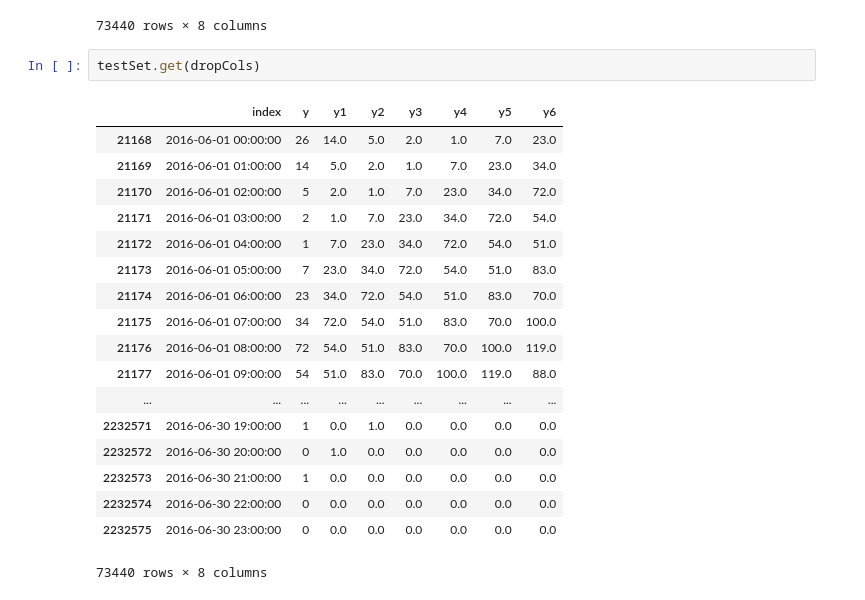
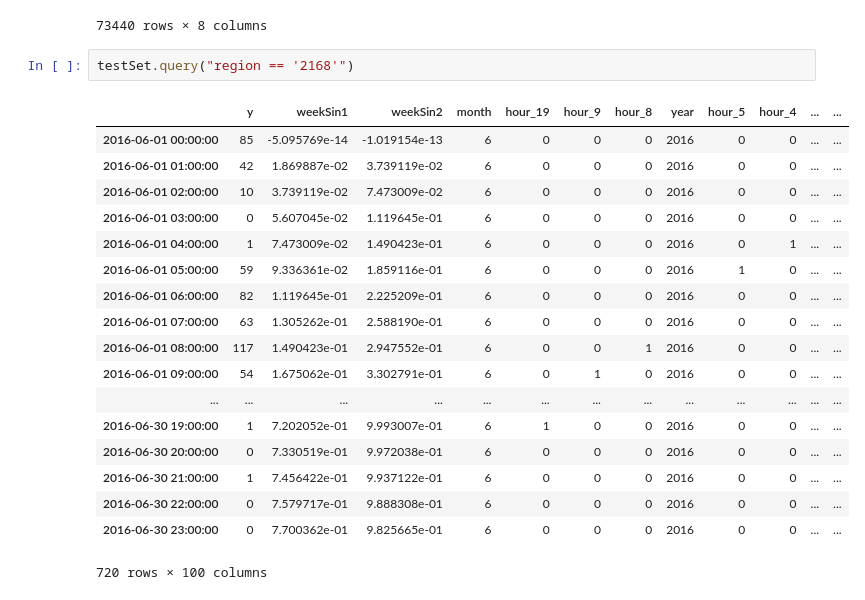
Before and after one commit to PhySci/projectNYtaxi, a Jupyter notebook: week5/week 5-2.ipynb, the cells around one changed output. Saved outputs shown, nothing was run; the diff lists cells and outputs as text.

```diff
--- a/week5/week 5-2.ipynb
+++ b/week5/week 5-2.ipynb
@@ -420,24 +420,24 @@ predictionDf
 | 2232574 | 75.0 | 13.0 | 0.0 | 19.0 | 41.0 | 5.0 | 2016-06-30 22:00:00 | 2168 |
 | 2232575 | 75.0 | 11.0 | 0.0 | 19.0 | 41.0 | 5.0 | 2016-06-30 23:00:00 | 2168 |
 73440 rows × 8 columns
-# %%
-testSet.get(dropCols)
-# %% [output]
-|  | index | y | y1 | y2 | y3 | y4 | y5 | y6 |
-| 21168 | 2016-06-01 00:00:00 | 26 | 14.0 | 5.0 | 2.0 | 1.0 | 7.0 | 23.0 |
-| 21169 | 2016-06-01 01:00:00 | 14 | 5.0 | 2.0 | 1.0 | 7.0 | 23.0 | 34.0 |
-| 21170 | 2016-06-01 02:00:00 | 5 | 2.0 | 1.0 | 7.0 | 23.0 | 34.0 | 72.0 |
-| 21171 | 2016-06-01 03:00:00 | 2 | 1.0 | 7.0 | 23.0 | 34.0 | 72.0 | 54.0 |
-| 21172 | 2016-06-01 04:00:00 | 1 | 7.0 | 23.0 | 34.0 | 72.0 | 54.0 | 51.0 |
-| 21173 | 2016-06-01 05:00:00 | 7 | 23.0 | 34.0 | 72.0 | 54.0 | 51.0 | 83.0 |
-| 21174 | 2016-06-01 06:00:00 | 23 | 34.0 | 72.0 | 54.0 | 51.0 | 83.0 | 70.0 |
-| 21175 | 2016-06-01 07:00:00 | 34 | 72.0 | 54.0 | 51.0 | 83.0 | 70.0 | 100.0 |
-| 21176 | 2016-06-01 08:00:00 | 72 | 54.0 | 51.0 | 83.0 | 70.0 | 100.0 | 119.0 |
-| 21177 | 2016-06-01 09:00:00 | 54 | 51.0 | 83.0 | 70.0 | 100.0 | 119.0 | 88.0 |
-| ... | ... | ... | ... | ... | ... | ... | ... | ... |
-| 2232571 | 2016-06-30 19:00:00 | 1 | 0.0 | 1.0 | 0.0 | 0.0 | 0.0 | 0.0 |
-| 2232572 | 2016-06-30 20:00:00 | 0 | 1.0 | 0.0 | 0.0 | 0.0 | 0.0 | 0.0 |
-| 2232573 | 2016-06-30 21:00:00 | 1 | 0.0 | 0.0 | 0.0 | 0.0 | 0.0 | 0.0 |
-| 2232574 | 2016-06-30 22:00:00 | 0 | 0.0 | 0.0 | 0.0 | 0.0 | 0.0 | 0.0 |
-| 2232575 | 2016-06-30 23:00:00 | 0 | 0.0 | 0.0 | 0.0 | 0.0 | 0.0 | 0.0 |
-73440 rows × 8 columns
+# %%
+testSet.query("region == '2168'")
+# %% [output]
+|  | y | weekSin1 | weekSin2 | month | hour_19 | hour_9 | hour_8 | year | hour_5 | hour_4 | ... | ... |
+| 2016-06-01 00:00:00 | 85 | -5.095769e-14 | -1.019154e-13 | 6 | 0 | 0 | 0 | 2016 | 0 | 0 | ... | ... |
+| 2016-06-01 01:00:00 | 42 | 1.869887e-02 | 3.739119e-02 | 6 | 0 | 0 | 0 | 2016 | 0 | 0 | ... | ... |
+| 2016-06-01 02:00:00 | 10 | 3.739119e-02 | 7.473009e-02 | 6 | 0 | 0 | 0 | 2016 | 0 | 0 | ... | ... |
+| 2016-06-01 03:00:00 | 0 | 5.607045e-02 | 1.119645e-01 | 6 | 0 | 0 | 0 | 2016 | 0 | 0 | ... | ... |
+| 2016-06-01 04:00:00 | 1 | 7.473009e-02 | 1.490423e-01 | 6 | 0 | 0 | 0 | 2016 | 0 | 1 | ... | ... |
+| 2016-06-01 05:00:00 | 59 | 9.336361e-02 | 1.859116e-01 | 6 | 0 | 0 | 0 | 2016 | 1 | 0 | ... | ... |
+| 2016-06-01 06:00:00 | 82 | 1.119645e-01 | 2.225209e-01 | 6 | 0 | 0 | 0 | 2016 | 0 | 0 | ... | ... |
+| 2016-06-01 07:00:00 | 63 | 1.305262e-01 | 2.588190e-01 | 6 | 0 | 0 | 0 | 2016 | 0 | 0 | ... | ... |
+| 2016-06-01 08:00:00 | 117 | 1.490423e-01 | 2.947552e-01 | 6 | 0 | 0 | 1 | 2016 | 0 | 0 | ... | ... |
+| 2016-06-01 09:00:00 | 54 | 1.675062e-01 | 3.302791e-01 | 6 | 0 | 1 | 0 | 2016 | 0 | 0 | ... | ... |
+| ... | ... | ... | ... | ... | ... | ... | ... | ... | ... | ... | ... | ... |
+| 2016-06-30 19:00:00 | 1 | 7.202052e-01 | 9.993007e-01 | 6 | 1 | 0 | 0 | 2016 | 0 | 0 | ... | ... |
+| 2016-06-30 20:00:00 | 0 | 7.330519e-01 | 9.972038e-01 | 6 | 0 | 0 | 0 | 2016 | 0 | 0 | ... | ... |
+| 2016-06-30 21:00:00 | 1 | 7.456422e-01 | 9.937122e-01 | 6 | 0 | 0 | 0 | 2016 | 0 | 0 | ... | ... |
+| 2016-06-30 22:00:00 | 0 | 7.579717e-01 | 9.888308e-01 | 6 | 0 | 0 | 0 | 2016 | 0 | 0 | ... | ... |
+| 2016-06-30 23:00:00 | 0 | 7.700362e-01 | 9.825665e-01 | 6 | 0 | 0 | 0 | 2016 | 0 | 0 | ... | ... |
+720 rows × 100 columns
```
Also changed, not shown: 5 other files.
